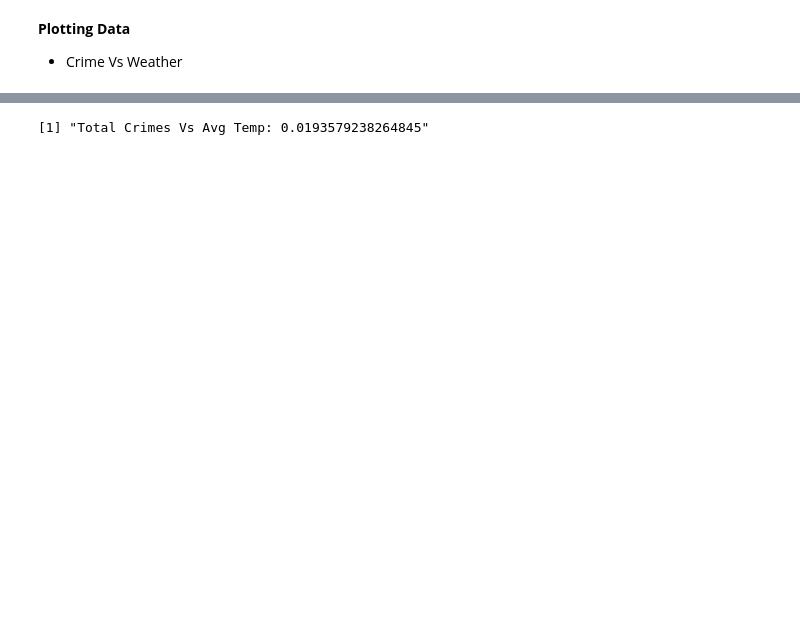
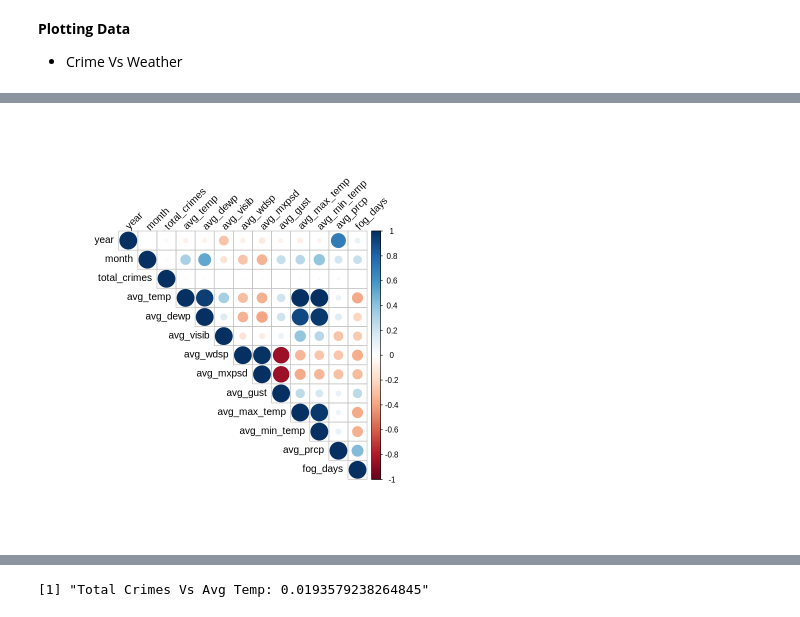
Before and after one commit to bcroman/21006366_DA_Assessment, a Jupyter notebook: Analytics_R_Crime_Weather.ipynb, the cells around one changed output, grey strips where cells are left out. Drawn from its saved outputs; the diff is of its cells as text; code cells hidden in the pictures; blank space fills up the shorter version.

```diff
--- a/Analytics_R_Crime_Weather.ipynb
+++ b/Analytics_R_Crime_Weather.ipynb
@@ -71,0 +137,4 @@ plot(compressed_data$total_crimes, compressed_data$avg_prcp, main = "Total Crime
+# %%
+keep_columns <- c('year', 'month', 'total_crimes', 'avg_temp', 'avg_dewp', 'avg_visib', 'avg_wdsp', 'avg_mxpsd', 'avg_gust', 'avg_max_temp', 'avg_min_temp', 'avg_prcp', 'fog_days')
+steamline_data <- raw_data[keep_columns]
+summary(steamline_data)
@@ -71,0 +159,6 @@ plot(compressed_data$total_crimes, compressed_data$avg_prcp, main = "Total Crime
+# %%
+core_data <- cor(steamline_data)
+# %%
+corrplot(core_data, type = 'upper', tl.col = 'black', tl.srt = 45)
+# %% [output]
+[figure, added]
```
Also changed, not shown: parts of 20 cells of this notebook.
